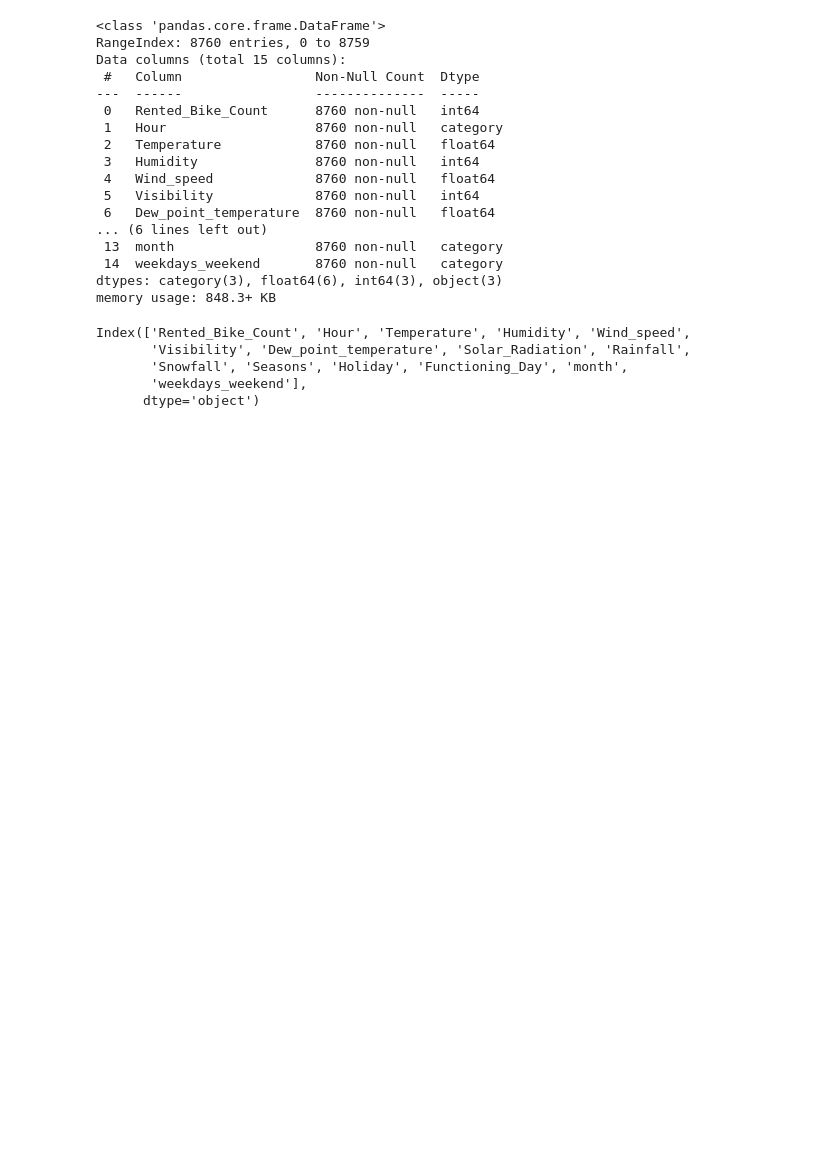
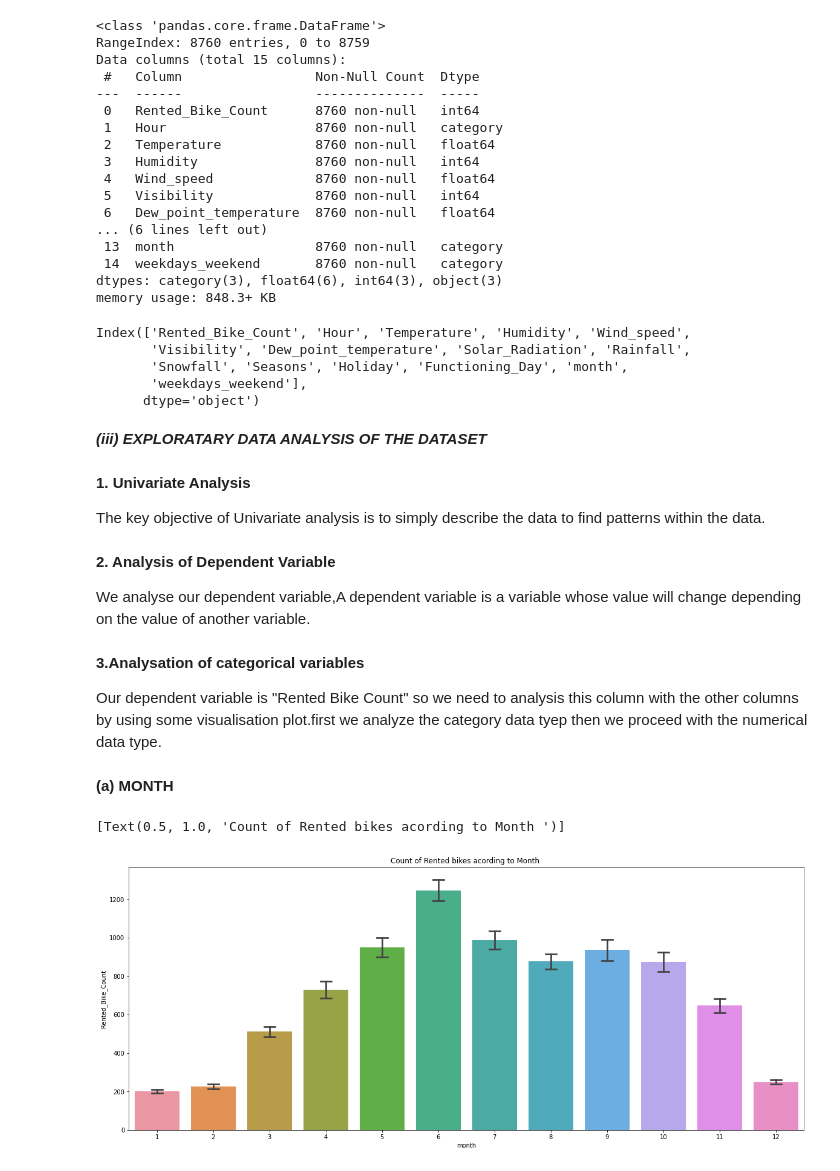
Before and after one commit to Tarunsri1998/Bike-Sharing-Demand-Prediction, a Jupyter notebook: Bike_Sharing_Demand_Prediction_Capstone_Project.ipynb, the cells around one changed output. Saved outputs shown, nothing was run; the diff lists cells and outputs as text; code cells hidden in the pictures; blank space fills up the shorter version.

```diff
--- a/Bike_Sharing_Demand_Prediction_Capstone_Project.ipynb
+++ b/Bike_Sharing_Demand_Prediction_Capstone_Project.ipynb
@@ -351,3 +351,27 @@ Index(['Rented_Bike_Count', 'Hour', 'Temperature', 'Humidity', 'Wind_speed',
        'Snowfall', 'Seasons', 'Holiday', 'Functioning_Day', 'month',
        'weekdays_weekend'],
       dtype='object')
+# %% [markdown]
+***(iii) EXPLORATARY DATA ANALYSIS OF THE DATASET***
+# %% [markdown]
+**1. Univariate Analysis**
+
+The key objective of Univariate analysis is to simply describe the data to find patterns within the data.
+# %% [markdown]
+**2. Analysis of Dependent Variable**
+
+We analyse our dependent variable,A dependent variable is a variable whose value will change depending on the value of another variable.
+# %% [markdown]
+**3.Analysation of categorical variables**
+
+Our dependent variable is "Rented Bike Count" so we need to analysis this column with the other columns by using some visualisation plot.first we analyze the category data tyep then we proceed with the numerical data type.
+# %% [markdown]
+**(a) MONTH**
+# %%
+#Anlysis of data by vizualisation
+fig,ax=plt.subplots(figsize=(20,8))
+sns.barplot(data=bike_df,x='month',y='Rented_Bike_Count',ax=ax,capsize=.2)
+ax.set(title='Count of Rented bikes acording to Month ')
+# %% [output]
+[Text(0.5, 1.0, 'Count of Rented bikes acording to Month ')]
+[figure, added]
```
Also changed, not shown: parts of 63 cells of this notebook.
